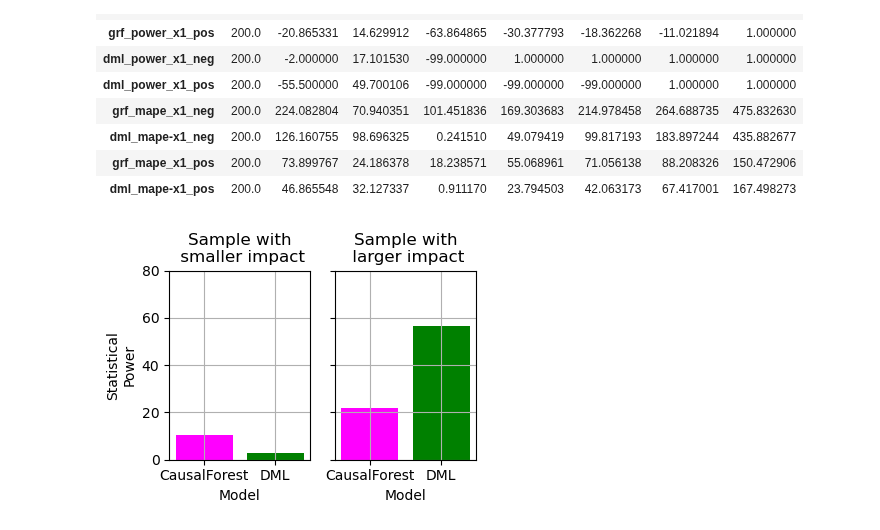
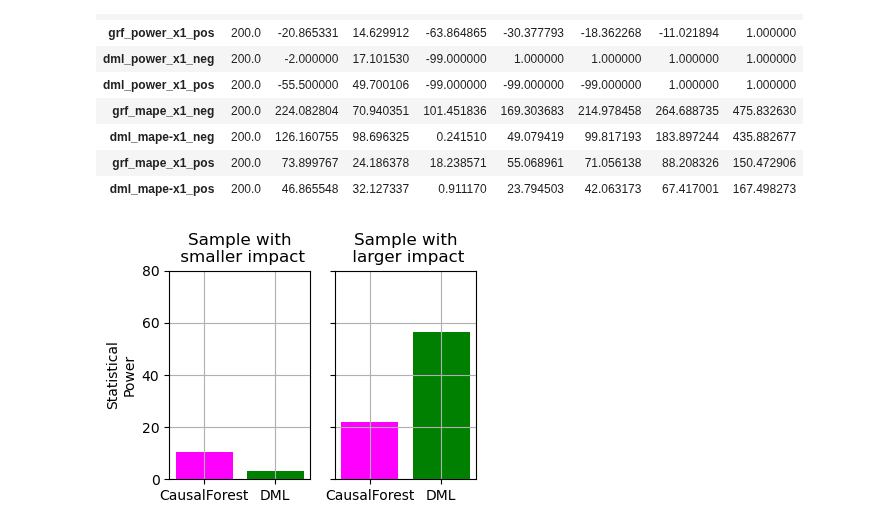
Before and after one commit to shoepaladin/causalinference_crashcourse, a Jupyter notebook: OtherMaterial/Experimental Analysis and Deep Diving Treatment Effects/Heterogeneity in Noisy Aggregate Estimates.ipynb, the cells around one changed output. Cells and saved outputs as stored; diff of their text form; code cells hidden in the pictures.

```diff
--- a/OtherMaterial/Experimental Analysis and Deep Diving Treatment Effects/Heterogeneity in Noisy Aggregate Estimates.ipynb
+++ b/OtherMaterial/Experimental Analysis and Deep Diving Treatment Effects/Heterogeneity in Noisy Aggregate Estimates.ipynb
@@ -325,32 +325,31 @@ display(simulation_results.describe().T)
 # %%
 import matplotlib.pyplot as plt
 
 def plot_statistical_power_comparison(simulation_results):
     fig, ax = plt.subplots(1, 2, figsize=(4, 3), sharey=True)
 
     # Plot for x1 < 0
     ax[0].bar(['CausalForest', 'DML'],
               [simulation_results['grf_sig_x1_neg'].mean(), simulation_results['dml_sig_x1_neg'].mean()],
               color=['magenta', 'green'])
     ax[0].set_title('Sample with\n smaller impact')
     ax[0].set_ylabel('Statistical\nPower')
 
     # Plot for x1 >= 0
     ax[1].bar(['CausalForest', 'DML'],
               [simulation_results['grf_sig_x1_pos'].mean(), simulation_results['dml_sig_x1_pos'].mean()],
               color=['magenta', 'green'])
     ax[1].set_title('Sample with\n larger impact')
 
     for p in [0,1]:
         ax[p].set_ylim(0,80)
         ax[p].grid()
-        ax[p].set_xlabel('Model')
 
 
     plt.tight_layout()
     plt.show()
 
 # Example usage
 plot_statistical_power_comparison(simulation_results)
 # %% [output]
-[figure, old version]
+[figure, new version]
```
Also changed, not shown: 1 other file.
